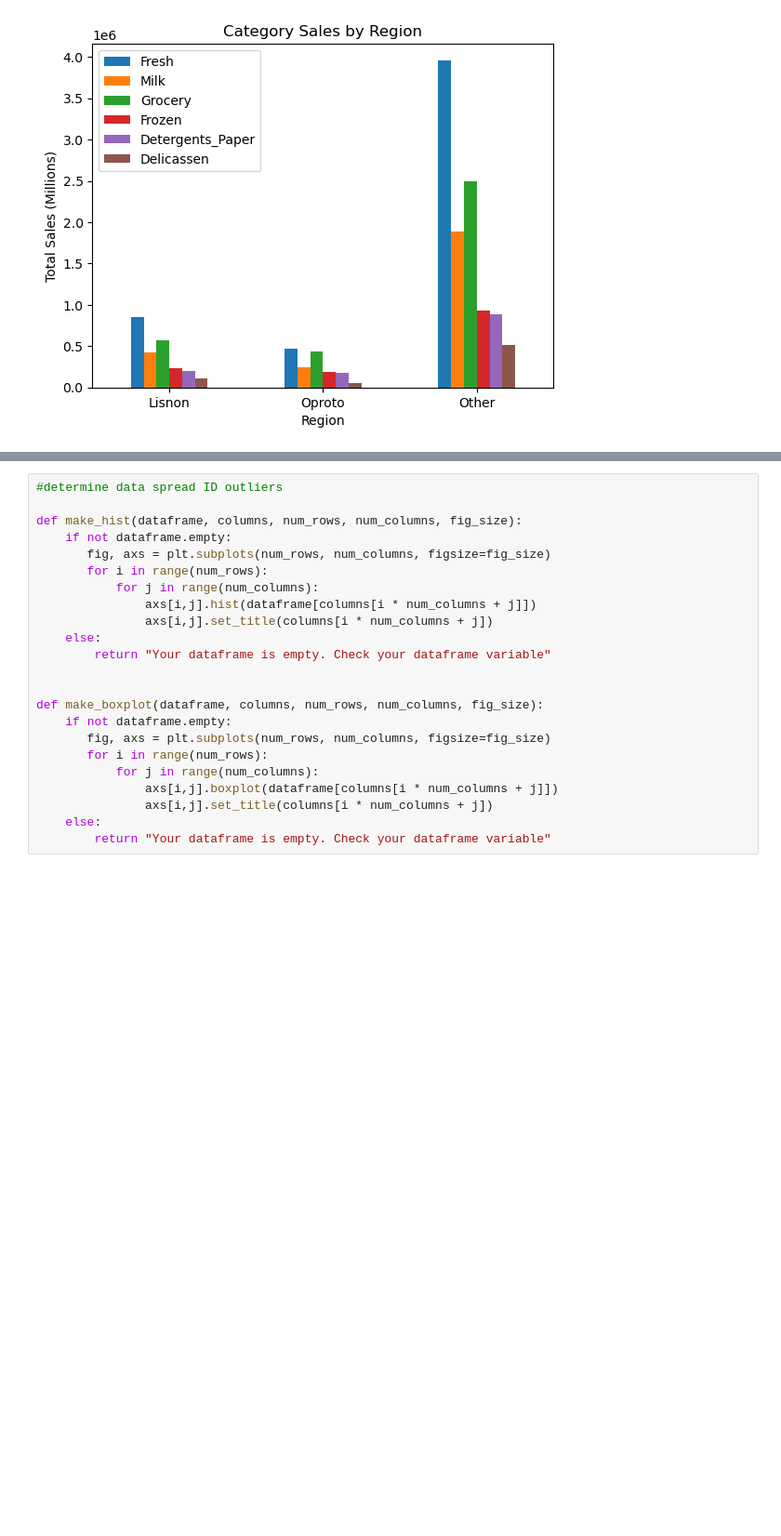
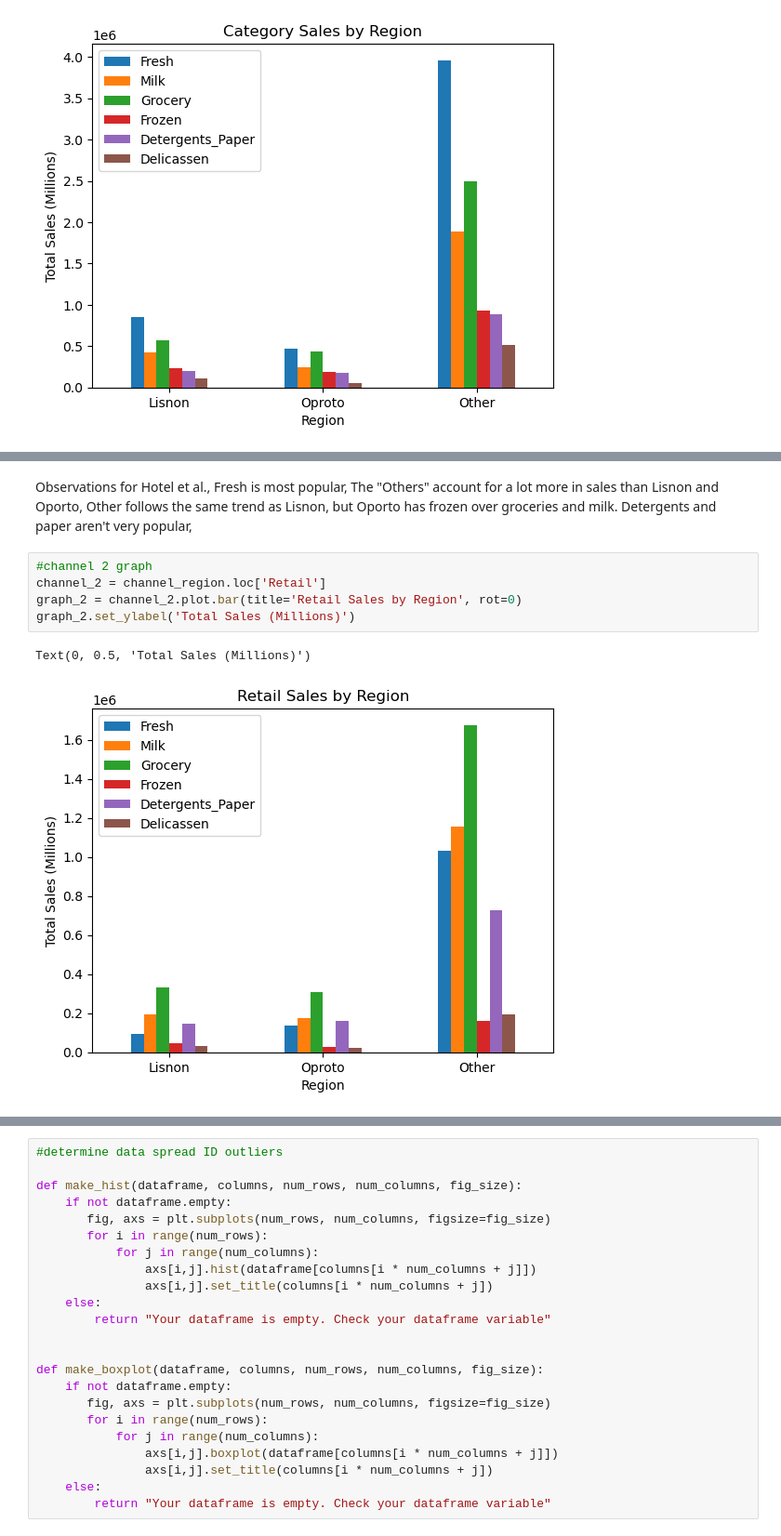
Before and after one commit to SBangarh/ml-project-unsupervised-learning, a Jupyter notebook: Unsupervised Learning - Project.ipynb, the cells around one changed output, grey strips where cells are left out. Shown at 93% size. Saved outputs shown, nothing was run; the diff lists cells and outputs as text; blank space fills up the shorter version.

```diff
--- a/Unsupervised Learning - Project.ipynb
+++ b/Unsupervised Learning - Project.ipynb
@@ -284,0 +323,13 @@ Text(0, 0.5, 'Total Sales (Millions)')
+# %% [markdown]
+Observations for Hotel et al.,
+Fresh is most popular,
+The "Others" account for a lot more in sales than Lisnon and Oporto,
+Other follows the same trend as Lisnon, but Oporto has frozen over groceries and milk. Detergents and paper aren't very popular,
+# %%
+#channel 2 graph
+channel_2 = channel_region.loc['Retail']
+graph_2 = channel_2.plot.bar(title='Retail Sales by Region', rot=0)
+graph_2.set_ylabel('Total Sales (Millions)')
+# %% [output]
+Text(0, 0.5, 'Total Sales (Millions)')
+[figure, added]
```
Also changed, not shown: parts of 10 cells of this notebook.
